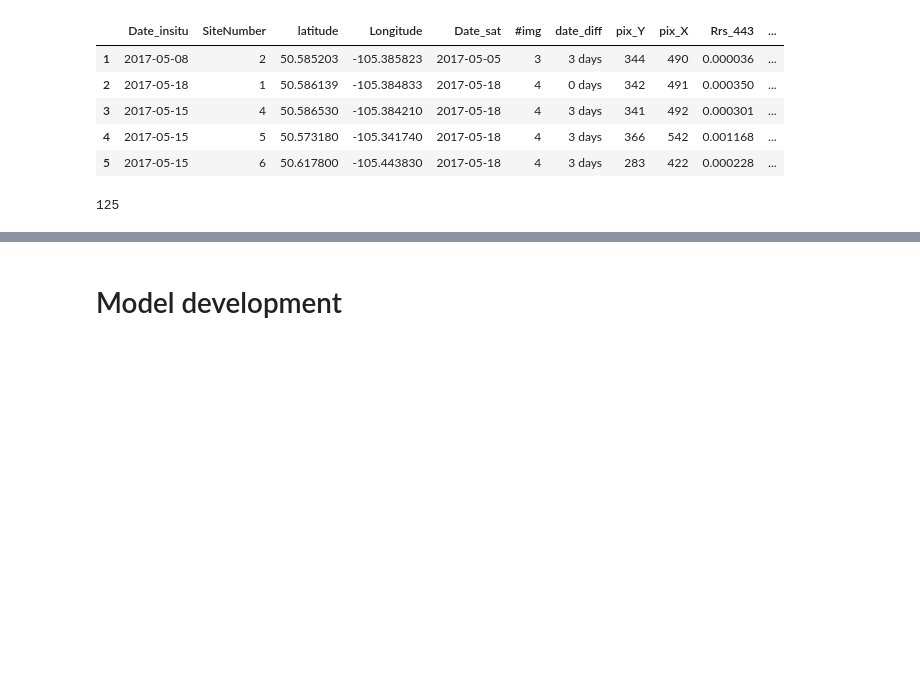
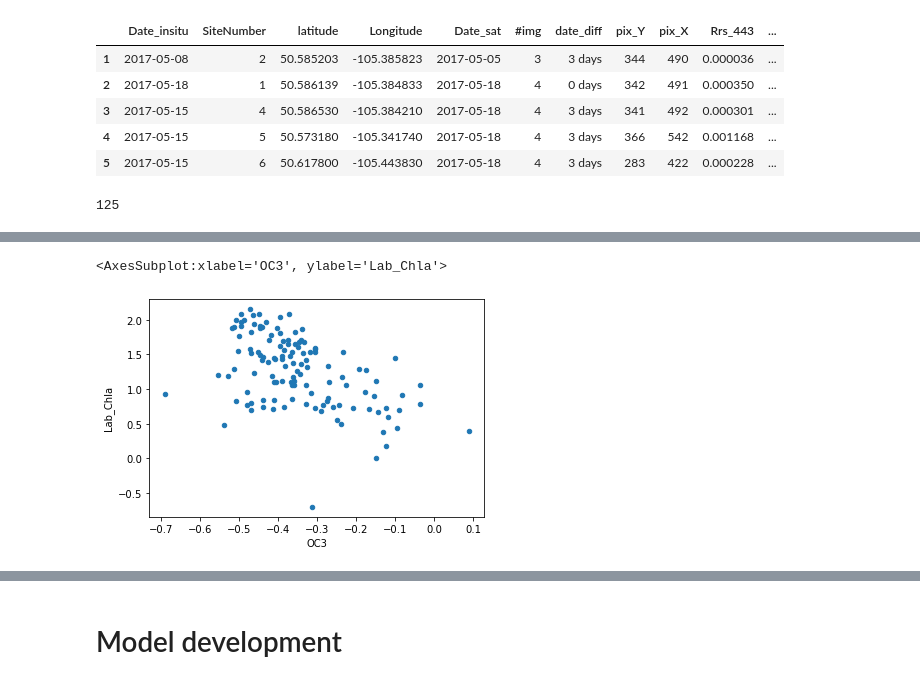
Before and after one commit to AmirM69/BPL_chla_modelling_RSdata, a Jupyter notebook: chla_SatData.ipynb, the cells around one changed output, grey strips where cells are left out. Saved outputs shown, nothing was run; the diff lists cells and outputs as text; code cells hidden in the pictures; blank space fills up the shorter version.

```diff
--- a/chla_SatData.ipynb
+++ b/chla_SatData.ipynb
@@ -463,0 +557,7 @@ X_sel
+# %%
+df_test = pd.concat([X_sel, y_trans_log10], axis=1)
+df_test
+df_test.plot.scatter('OC3', 'Lab_Chla')
+# %% [output]
+<AxesSubplot:xlabel='OC3', ylabel='Lab_Chla'>
+[figure, added]
```
Also changed, not shown: parts of 38 cells of this notebook, 1 other file.
